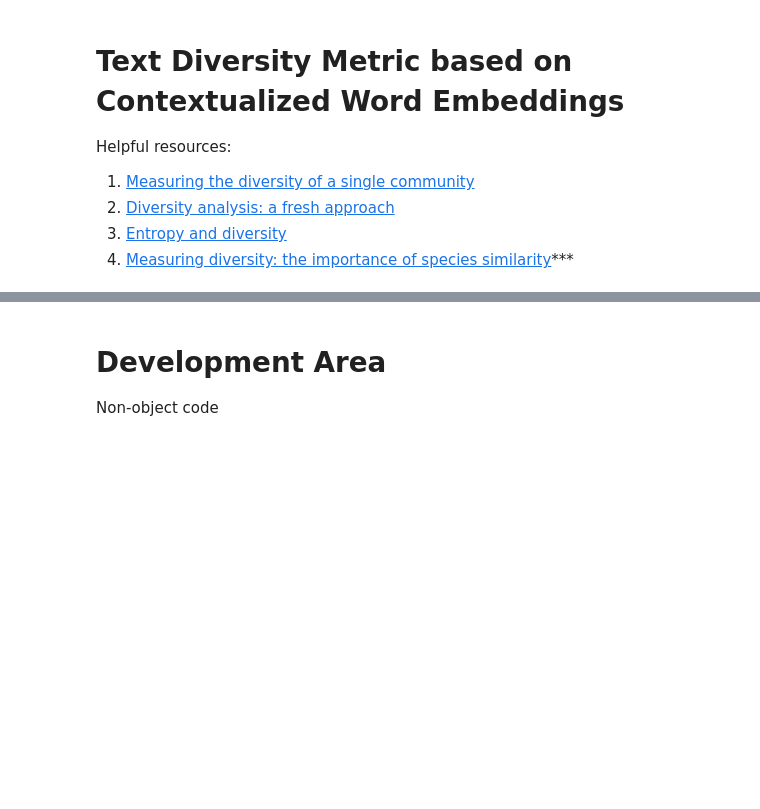
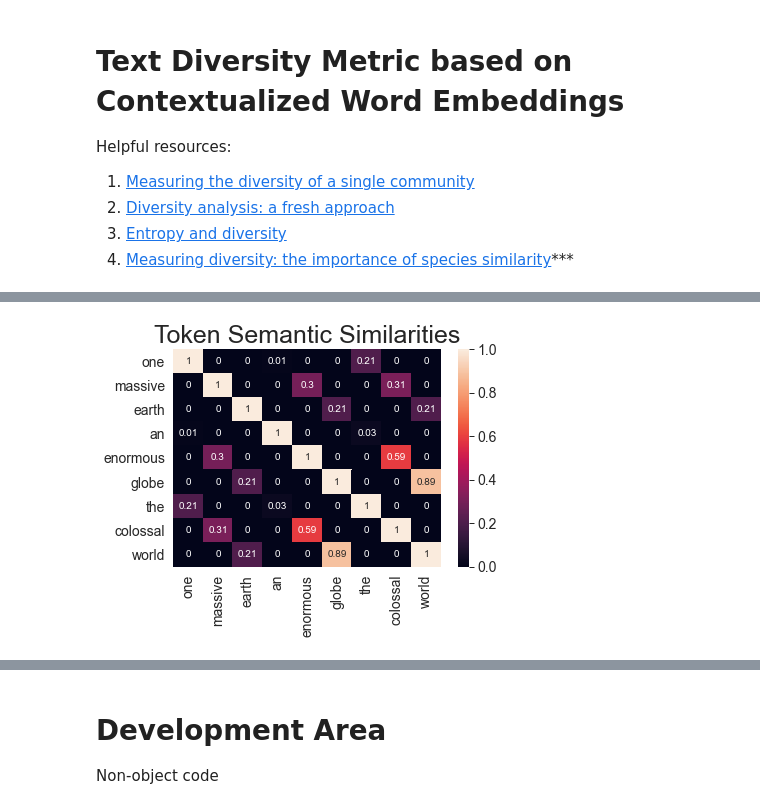
Before and after one commit to asakhala921/Sibyl_eval, a Jupyter notebook: text_diversity.ipynb, the cells around one changed output, grey strips where cells are left out. Cells and saved outputs as stored; diff of their text form; code cells hidden in the pictures; blank space fills up the shorter version.

```diff
--- a/text_diversity.ipynb
+++ b/text_diversity.ipynb
@@ -267,0 +255,8 @@ pp.pprint(diversity_metric(corpus2, q=1))
+# %%
+g = sns.heatmap(np.around(out2['token_similarities'], 2), annot=True, annot_kws={"fontsize": 10}, fmt='g')
+g.set_xticklabels(out2['tokens'], rotation=90)
+g.set_yticklabels(out2['tokens'], rotation=0)
+g.set_title('Token Semantic Similarities')
+plt.show()
+# %% [output]
+[figure, added]
```
Also changed, not shown: parts of 10 cells of this notebook, 33 other files.
